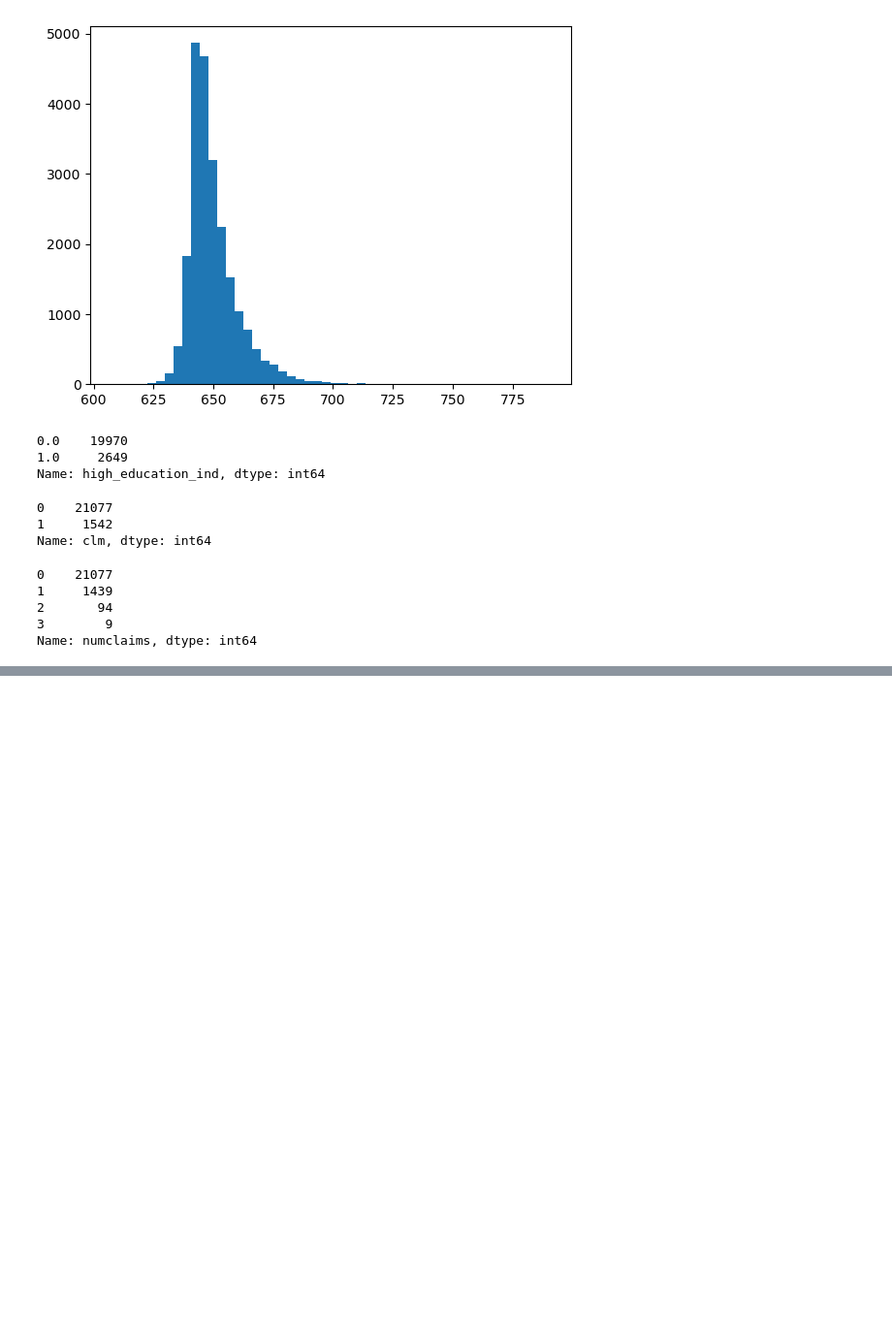
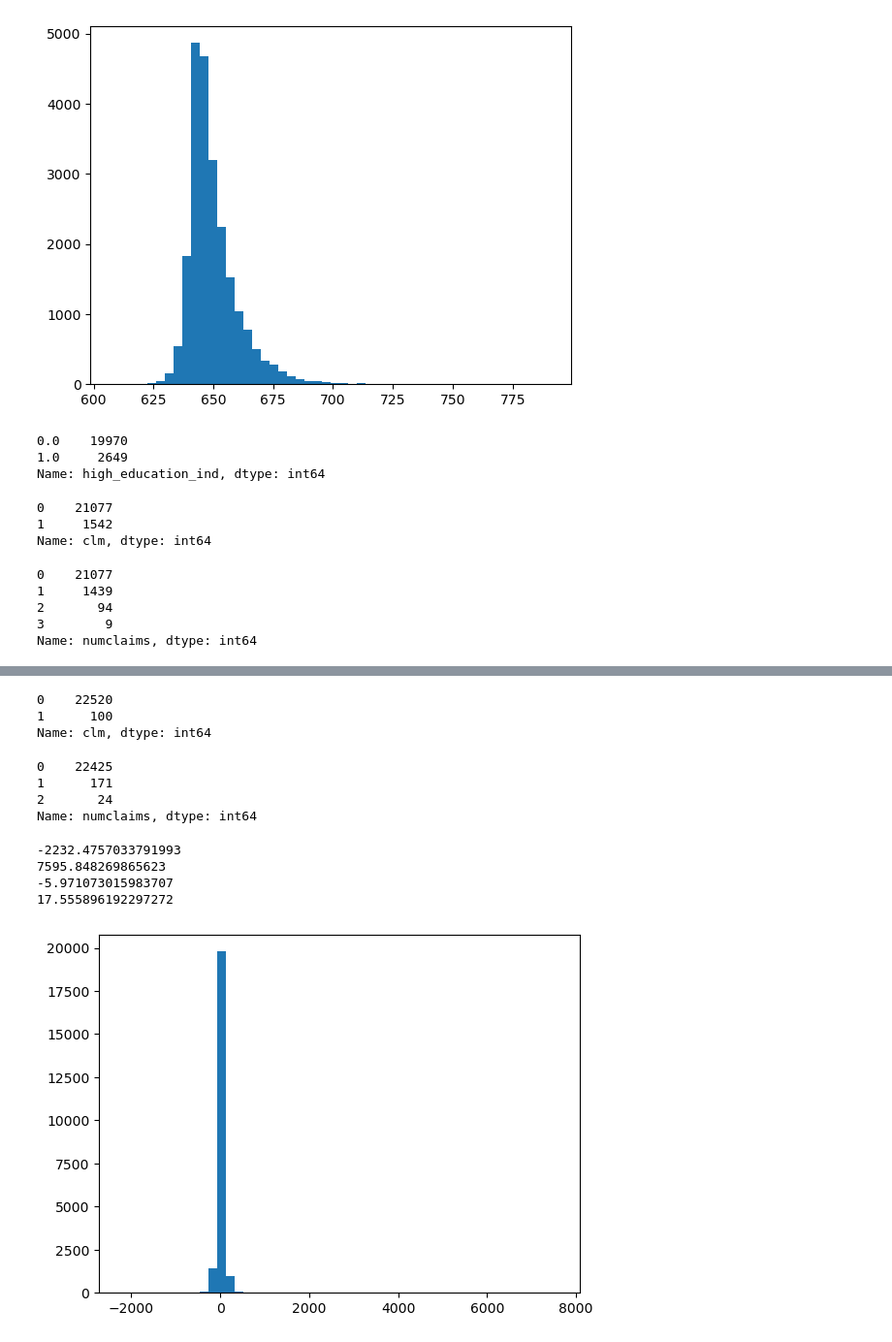
Before and after one commit to ethanp55/insurance_claim_prediction, a Jupyter notebook: main.ipynb, the cells around one changed output, grey strips where cells are left out. Shown: that part at 97% size. Saved outputs shown, nothing was run; the diff lists cells and outputs as text; code cells hidden in the pictures; blank space fills up the shorter version.

```diff
--- a/main.ipynb
+++ b/main.ipynb
@@ -316,0 +924,7 @@ def calculate_normalized_gini_regression(true_values, predicted_values):
+# %%
+val_df = pd.read_csv('./data/InsNova_data_2023_vh.csv')
+ids = val_df['id']
+val_df.drop(['id'], axis=1, inplace=True)
+val_df.reset_index(drop=True, inplace=True)
+
+val_df.head()
@@ -316,0 +938,34 @@ def calculate_normalized_gini_regression(true_values, predicted_values):
+# %%
+val_df_dummies = pd.get_dummies(val_df, columns=['veh_body', 'veh_age', 'gender', 'area', 'agecat', 'engine_type', 'veh_color', 'marital_status', 'e_bill', 'time_of_week_driven', 'time_driven', 'trm_len', 'high_education_ind'])
+val_df_dummies = val_df_dummies.rename(columns={'high_education_ind_0': 'high_education_ind_0.0', 'high_education_ind_1': 'high_education_ind_1.0'})
+# %%
+val_df_dummies['clm'] = clm_model.predict(val_df_dummies)
+val_df_dummies['clm'].value_counts()
+# %% [output]
+0    22520
+1      100
+Name: clm, dtype: int64
+# %%
+val_df_dummies['numclaims'] = num_claims_model.predict(val_df_dummies)
+val_df_dummies['numclaims'].value_counts()
+# %% [output]
+0    22425
+1      171
+2       24
+Name: numclaims, dtype: int64
+# %%
+predicted_costs = cost_model.predict(val_df_dummies)
+
+print(predicted_costs.min())
+print(predicted_costs.max())
+print(np.median(predicted_costs))
+print(predicted_costs.mean())
+
+plt.hist(predicted_costs, bins=50)
+plt.show()
+# %% [output]
+-2232.4757033791993
+7595.848269865623
+-5.971073015983707
+17.555896192297272
+[figure, added]
```
Also changed, not shown: parts of 50 cells of this notebook, 1 other file.
